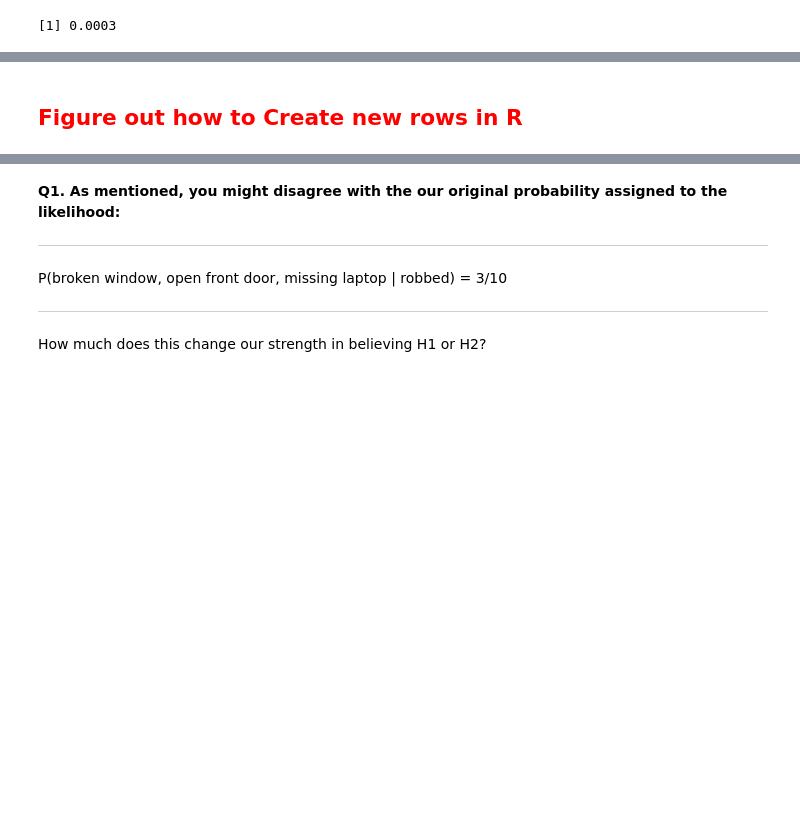
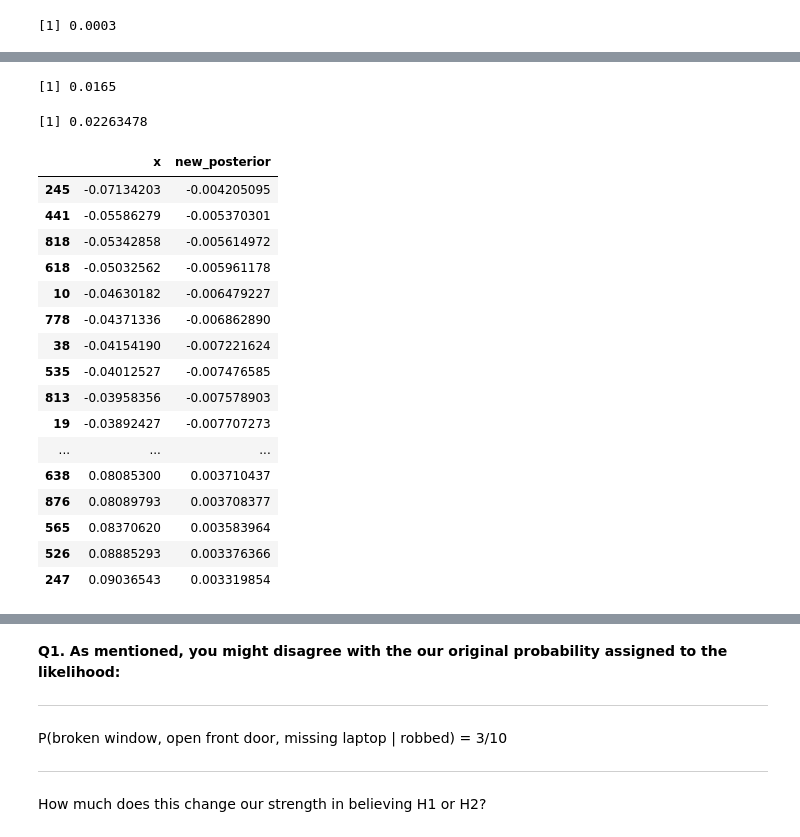
Before and after one commit to YMandCL/Learning-R, a Jupyter notebook: Prior, Likelihood, and Posterior.ipynb, the cells around one changed output, grey strips where cells are left out. Cells and saved outputs as stored; diff of their text form; code cells hidden in the pictures; blank space fills up the shorter version.

```diff
--- a/Prior, Likelihood, and Posterior.ipynb
+++ b/Prior, Likelihood, and Posterior.ipynb
@@ -60,2 +63,6 @@ table
-# %% [markdown]
-## <font color = red> Figure out how to Create new rows in R
+# %%
+mean(pd)
+sd(pd)
+# %% [output]
+[1] 0.0165
+[1] 0.02263478
@@ -61,0 +76,22 @@ table
+# %%
+#sort by ascending
+newdata <- test_posterior[order(x, new_posterior),]
+newdata
+# %% [output]
+|  | x | new_posterior |
+| 245 | -0.07134203 | -0.004205095 |
+| 441 | -0.05586279 | -0.005370301 |
+| 818 | -0.05342858 | -0.005614972 |
+| 618 | -0.05032562 | -0.005961178 |
+| 10 | -0.04630182 | -0.006479227 |
+| 778 | -0.04371336 | -0.006862890 |
+| 38 | -0.04154190 | -0.007221624 |
+| 535 | -0.04012527 | -0.007476585 |
+| 813 | -0.03958356 | -0.007578903 |
+| 19 | -0.03892427 | -0.007707273 |
+| ... | ... | ... |
+| 638 | 0.08085300 | 0.003710437 |
+| 876 | 0.08089793 | 0.003708377 |
+| 565 | 0.08370620 | 0.003583964 |
+| 526 | 0.08885293 | 0.003376366 |
+| 247 | 0.09036543 | 0.003319854 |
```
Also changed, not shown: parts of 9 cells of this notebook.
